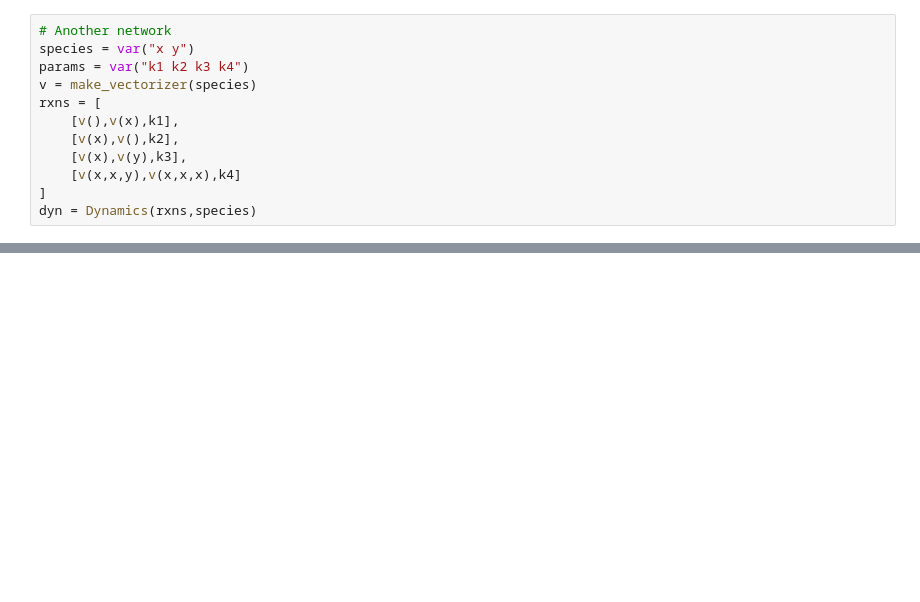
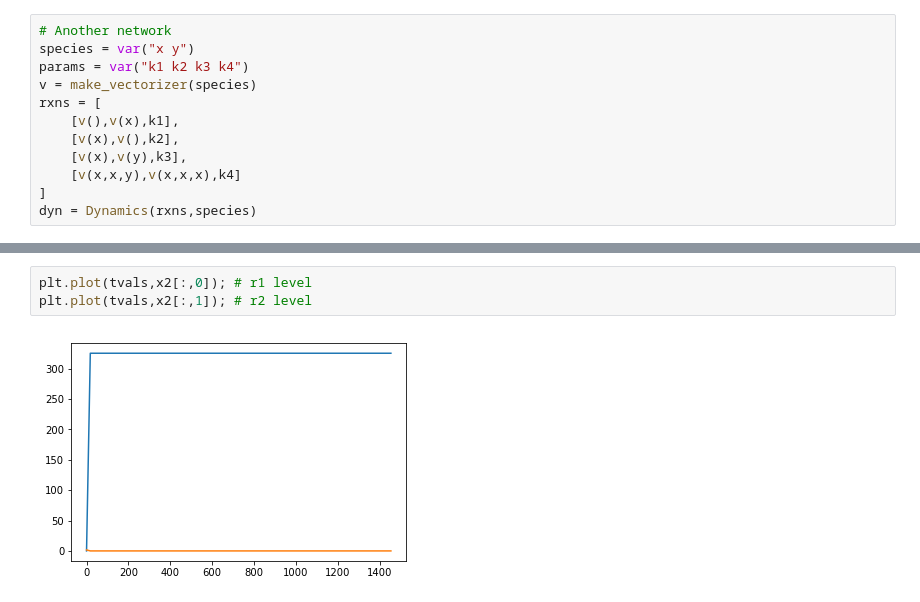
Before and after one commit to klavins/ECE424, a Jupyter notebook: lectures/fitting.ipynb, the cells around one changed output, grey strips where cells are left out. Drawn from its saved outputs; the diff is of its cells as text; blank space fills up the shorter version.

```diff
--- a/lectures/fitting.ipynb
+++ b/lectures/fitting.ipynb
@@ -330,0 +522,5 @@ plt.legend(plots,["Model", "Actual"]);
+# %%
+plt.plot(tvals,x2[:,0]); # r1 level
+plt.plot(tvals,x2[:,1]); # r2 level
+# %% [output]
+[figure, added]
```
Also changed, not shown: parts of 25 cells of this notebook.
